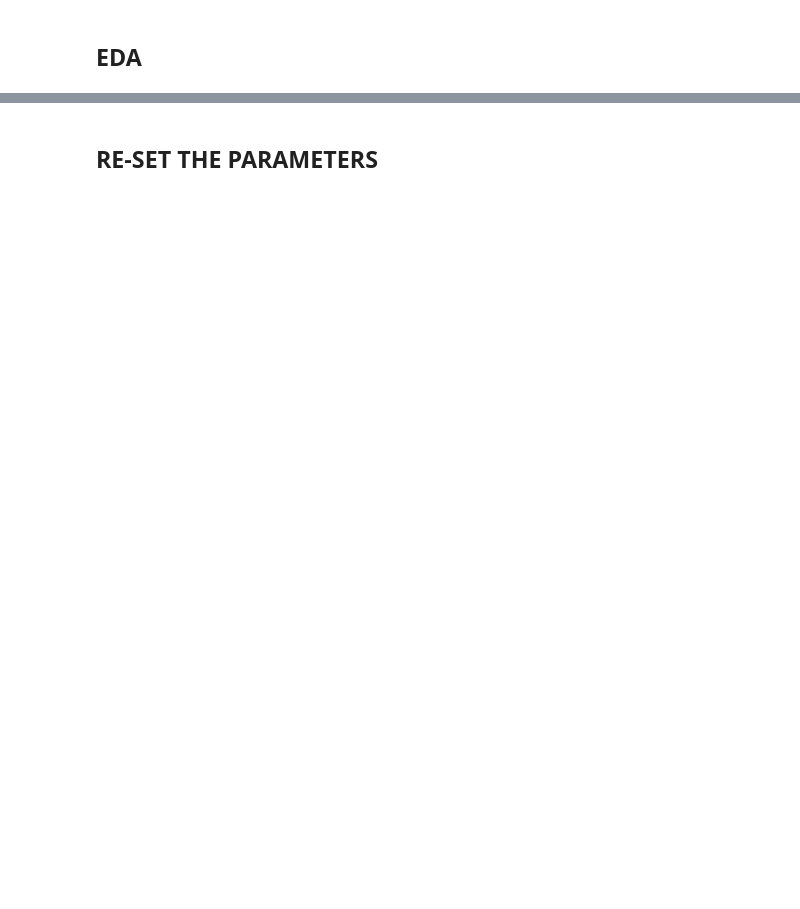
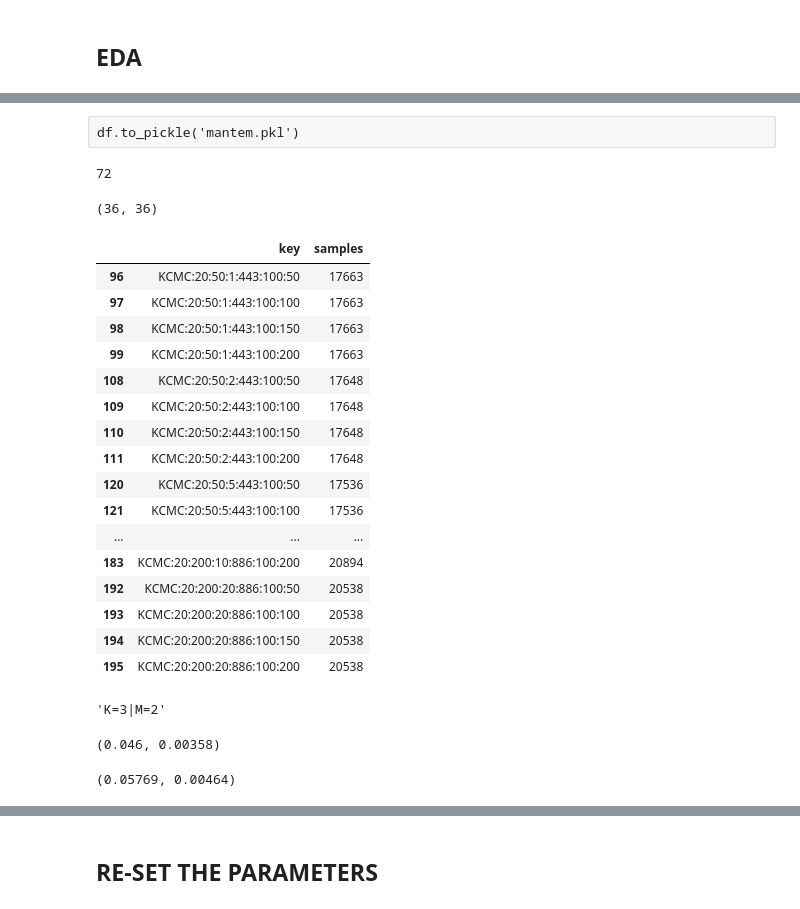
Before and after one commit to jfrfonseca/kcmc_2021, a Jupyter notebook: analysis/EDA.ipynb, the cells around one changed output, grey strips where cells are left out. Saved outputs shown, nothing was run; the diff lists cells and outputs as text; code cells hidden in the pictures; blank space fills up the shorter version.

```diff
--- a/analysis/EDA.ipynb
+++ b/analysis/EDA.ipynb
@@ -61,0 +126,48 @@ WARNING: Running pip as the 'root' user can result in broken permissions and con
+# %% [raw]
+df.to_pickle('mantem.pkl')
+# %%
+df = pd.read_pickle('mantem.pkl')
+df = df[df['coverage_density'].round(2).isin({0.16, 0.4})]
+# %%
+len(df)
+# %% [output]
+72
+# %%
+df_16 = df[df['coverage_density'].round(2) == 0.16]
+df_40 = df[df['coverage_density'].round(2) == 0.40]
+
+len(df_16), len(df_40)
+# %% [output]
+(36, 36)
+# %%
+df_40[['key', 'samples']]
+# %% [output]
+|  | key | samples |
+| 96 | KCMC:20:50:1:443:100:50 | 17663 |
+| 97 | KCMC:20:50:1:443:100:100 | 17663 |
+| 98 | KCMC:20:50:1:443:100:150 | 17663 |
+| 99 | KCMC:20:50:1:443:100:200 | 17663 |
+| 108 | KCMC:20:50:2:443:100:50 | 17648 |
+| 109 | KCMC:20:50:2:443:100:100 | 17648 |
+| 110 | KCMC:20:50:2:443:100:150 | 17648 |
+| 111 | KCMC:20:50:2:443:100:200 | 17648 |
+| 120 | KCMC:20:50:5:443:100:50 | 17536 |
+| 121 | KCMC:20:50:5:443:100:100 | 17536 |
+| ... | ... | ... |
+| 183 | KCMC:20:200:10:886:100:200 | 20894 |
+| 192 | KCMC:20:200:20:886:100:50 | 20538 |
+| 193 | KCMC:20:200:20:886:100:100 | 20538 |
+| 194 | KCMC:20:200:20:886:100:150 | 20538 |
+| 195 | KCMC:20:200:20:886:100:200 | 20538 |
+# %%
+REFERENCIA
+# %% [output]
+'K=3|M=2'
+# %%
+round(df_16[REFERENCIA].mean(), 5), round(df_16[REFERENCIA].std(), 5)
+# %% [output]
+(0.046, 0.00358)
+# %%
+round(df_40[REFERENCIA].mean(), 5), round(df_40[REFERENCIA].std(), 5)
+# %% [output]
+(0.05769, 0.00464)
```
Also changed, not shown: parts of 40 cells of this notebook, 7 other files.
